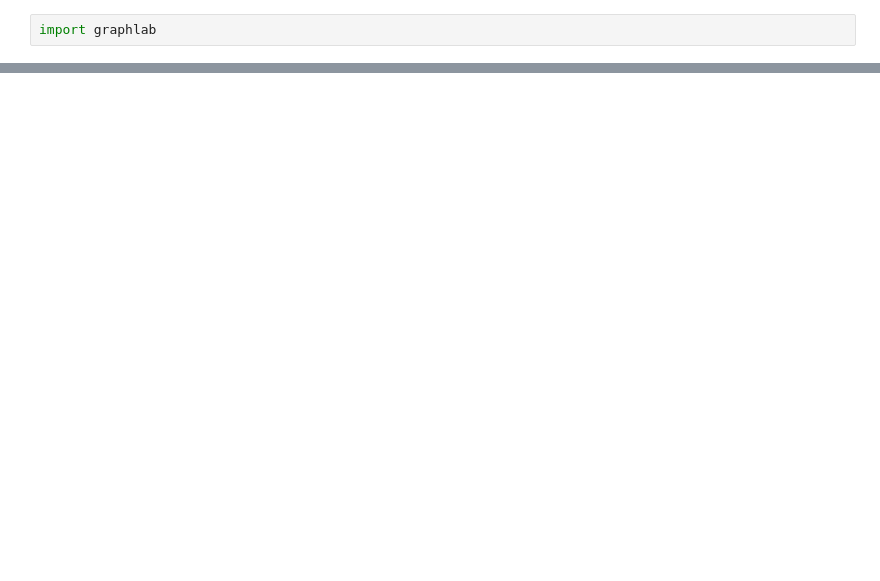
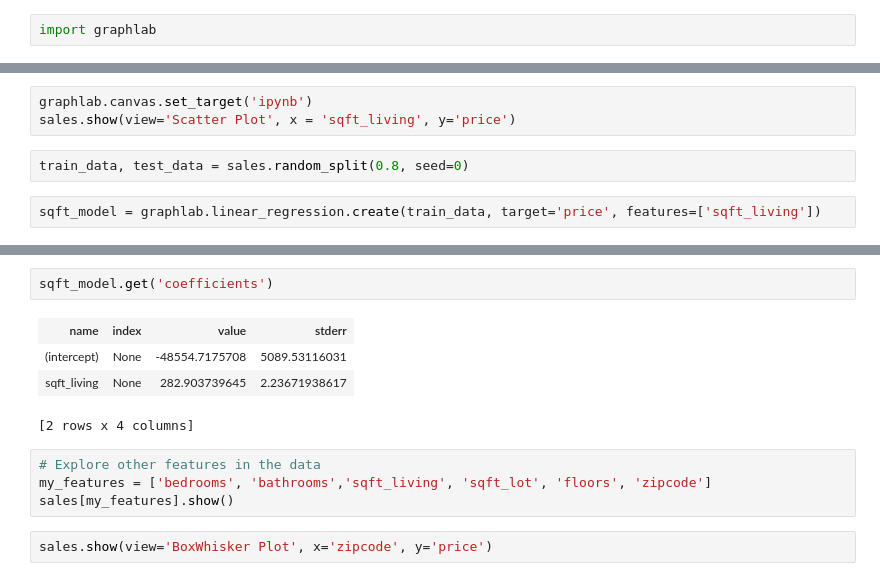
Before and after one commit to benjaminhuanghuang/ml-university-washington, a Jupyter notebook: Predicting House Prices.ipynb, the cells around one changed output, grey strips where cells are left out. Drawn from its saved outputs; the diff is of its cells as text; blank space fills up the shorter version.

```diff
--- a/Predicting House Prices.ipynb
+++ b/Predicting House Prices.ipynb
@@ -6,0 +47,7 @@ IOError: /Users/bhuang/ben-github/ml-university-washington/home_data.gl not foun
+# %%
+graphlab.canvas.set_target('ipynb')
+sales.show(view='Scatter Plot', x = 'sqft_living', y='price')
+# %%
+train_data, test_data = sales.random_split(0.8, seed=0)
+# %%
+sqft_model = graphlab.linear_regression.create(train_data, target='price', features=['sqft_living'])
@@ -6,0 +89,13 @@ IOError: /Users/bhuang/ben-github/ml-university-washington/home_data.gl not foun
+# %%
+sqft_model.get('coefficients')
+# %% [output]
+| name | index | value | stderr |
+| (intercept) | None | -48554.7175708 | 5089.53116031 |
+| sqft_living | None | 282.903739645 | 2.23671938617 |
+[2 rows x 4 columns]
+# %%
+# Explore other features in the data
+my_features = ['bedrooms', 'bathrooms','sqft_living', 'sqft_lot', 'floors', 'zipcode']
+sales[my_features].show()
+# %%
+sales.show(view='BoxWhisker Plot', x='zipcode', y='price')
```
Also changed, not shown: parts of 18 cells of this notebook.
